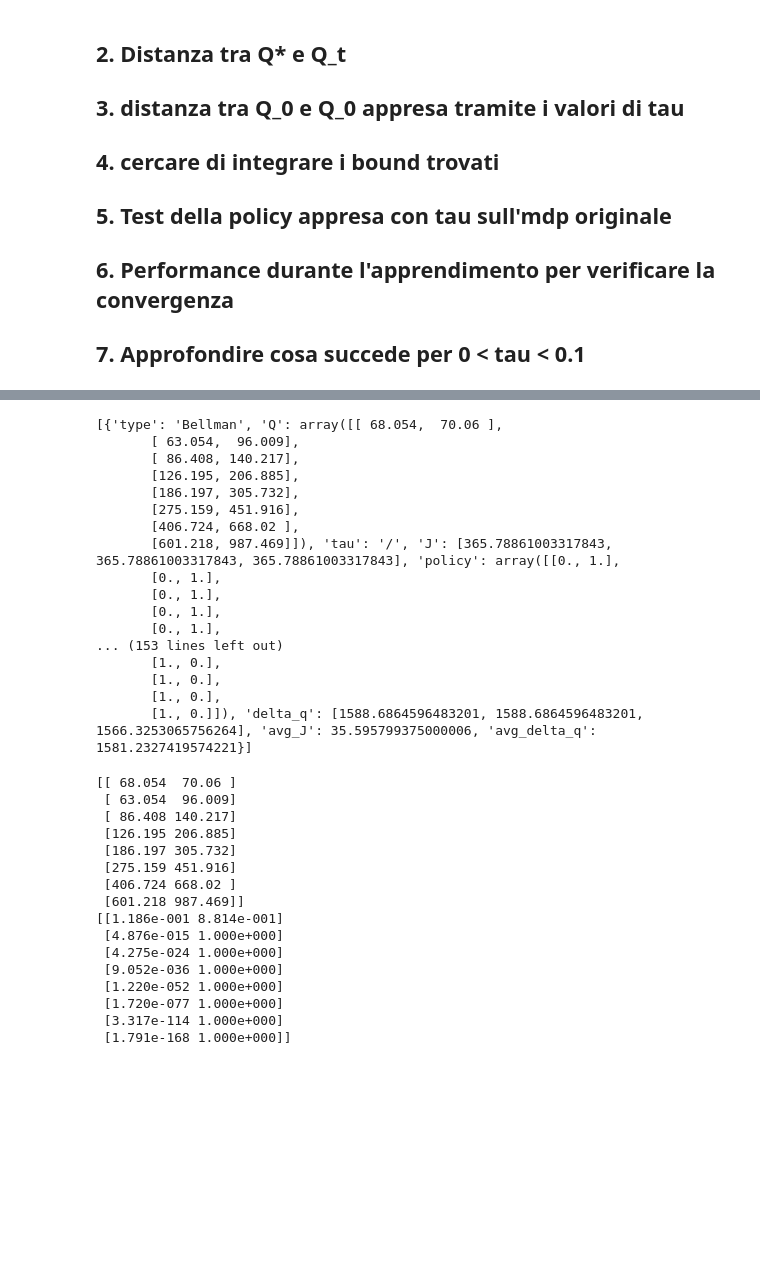
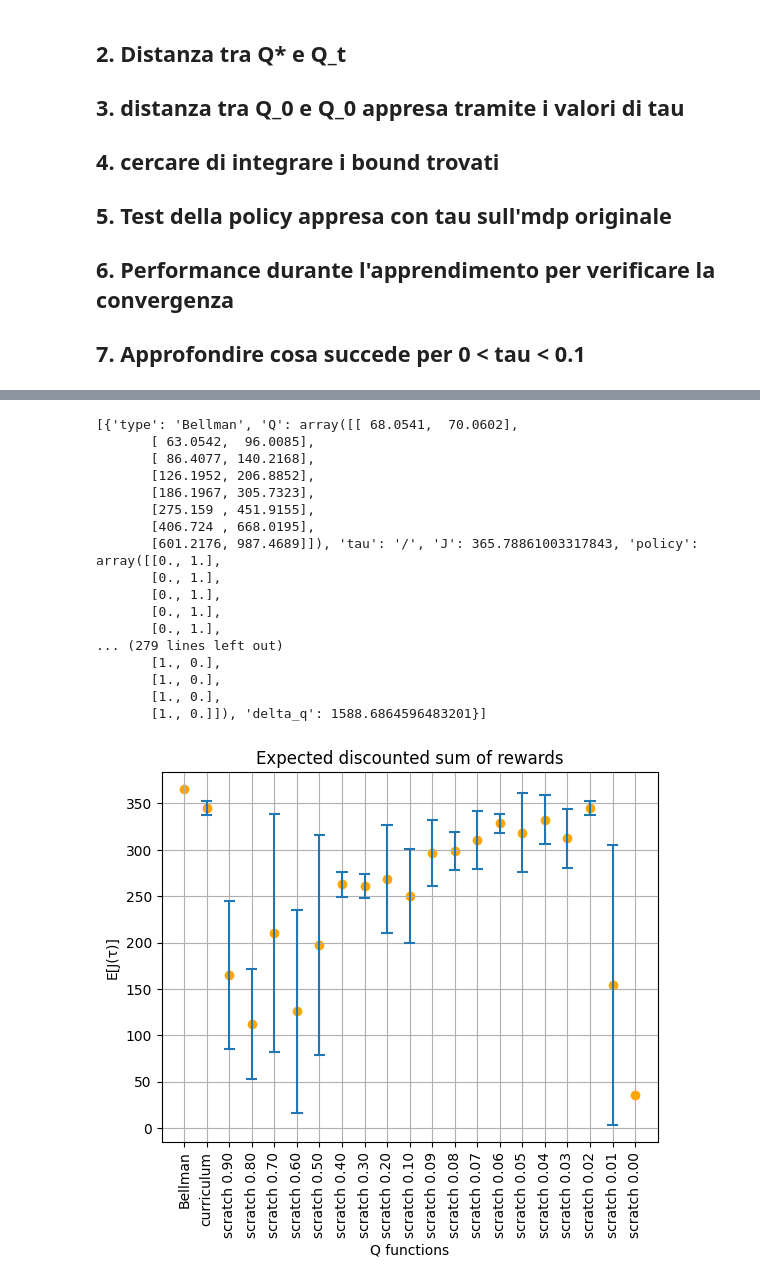
Before and after one commit to cris96spa/TMDP, a Jupyter notebook: Test.ipynb, the cells around one changed output, grey strips where cells are left out. Cells and saved outputs as stored; diff of their text form; code cells hidden in the pictures; blank space fills up the shorter version.

```diff
--- a/Test.ipynb
+++ b/Test.ipynb
@@ -104,16 +86,16 @@ print(get_policy)
 for tau in taus:
     tmdp = TMDP(river, xi, tau, gamma)
     Q = np.zeros((tmdp.nS, tmdp.nA))
-    M = 200000
+    M = 20000
 
     s = tmdp.reset()
     ret = 0
     a = eps_greedy(s, Q, 1., tmdp.allowed_actions[s.item()])
-    Q, inner_J = Q_learning(tmdp, s, a, Q, M, status_step=1000)
-    intermediate_results['tau_'+str(tau)] = inner_J
+    Q, inner_J, inner_delta_qs = Q_learning(tmdp, s, a, Q, Q_star, M, status_step=1000)
+    intermediate_results['tau_'+str(tau)] = {'J': inner_J, "delta_q":inner_delta_qs}
     delta_q = np.linalg.norm(Q_star - Q, np.inf)
     J = get_expected_avg_reward(tmdp.P_mat, get_policy(Q), tmdp.reward, tmdp.gamma, tmdp.mu)
-    results.append({"type":"scratch", "Q": Q, "tau":"{:.1f}".format(tau), "J":J, "policy":get_policy(Q),"delta_q":delta_q})
+    results.append({"type":"scratch", "Q": Q, "tau":"{:.2f}".format(tau), "J":J, "policy":get_policy(Q),"delta_q":delta_q})
 # %%
 # Read previous results from file
 try:
@@ -129,43 +111,49 @@ for r in results:
 write_results(tmdp.nS, tmdp.nA, "river_swim", res, 'w')
 agg_res = aggregate_results(res, len(results))
 # %%
-print(agg_res)
+print(results)
 # %% [output]
-[{'type': 'Bellman', 'Q': array([[ 68.054,  70.06 ],
-       [ 63.054,  96.009],
-       [ 86.408, 140.217],
-       [126.195, 206.885],
-       [186.197, 305.732],
-       [275.159, 451.916],
-       [406.724, 668.02 ],
-       [601.218, 987.469]]), 'tau': '/', 'J': [365.78861003317843, 365.78861003317843, 365.78861003317843], 'policy': array([[0., 1.],
+[{'type': 'Bellman', 'Q': array([[ 68.0541,  70.0602],
+       [ 63.0542,  96.0085],
+       [ 86.4077, 140.2168],
+       [126.1952, 206.8852],
+       [186.1967, 305.7323],
+       [275.159 , 451.9155],
+       [406.724 , 668.0195],
+       [601.2176, 987.4689]]), 'tau': '/', 'J': 365.78861003317843, 'policy': array([[0., 1.],
        [0., 1.],
        [0., 1.],
        [0., 1.],
        [0., 1.],
-... (153 lines left out)
+... (279 lines left out)
        [1., 0.],
        [1., 0.],
        [1., 0.],
-       [1., 0.]]), 'delta_q': [1588.6864596483201, 1588.6864596483201, 1566.3253065756264], 'avg_J': 35.595799375000006, 'avg_delta_q': 1581.2327419574221}]
+       [1., 0.]]), 'delta_q': 1588.6864596483201}]
-# %%
-pi = get_policy(Q_star, False)
-print(Q_star)
-print(pi)
-# %% [output]
-[[ 68.054  70.06 ]
- [ 63.054  96.009]
- [ 86.408 140.217]
- [126.195 206.885]
- [186.197 305.732]
- [275.159 451.916]
- [406.724 668.02 ]
- [601.218 987.469]]
-[[1.186e-001 8.814e-001]
- [4.876e-015 1.000e+000]
- [4.275e-024 1.000e+000]
- [9.052e-036 1.000e+000]
- [1.220e-052 1.000e+000]
- [1.720e-077 1.000e+000]
- [3.317e-114 1.000e+000]
- [1.791e-168 1.000e+000]]
+# %%
+x = np.array([])
+y = np.array([])
+ci = np.array([])
+for res in agg_res:
+    y = np.append(y, res['avg_J'])
+    label = res['type'] + " " + str(res['tau']) if res['type'] == 'scratch' else res['type']
+    x = np.append(x, label)
+    ci = np.append(ci, res['ci_J'])
+x_map = np.array([i for i in range(len(x))])
+offset = np.array([0 if ci[i]==0 else 0.25 for i in range(len(x))])
+
+#fig, ax = plt.subplots(figsize=(5, 2.7), layout='constrained')
+plt.scatter(x, y, c='orange')
+plt.xticks(x_map, x)
+#plt.plot(x, y)
+#plt.fill_between(x, (y-ci), (y+ci), color='b', alpha=.1)
+plt.hlines(y=y-ci, xmin=x_map-offset, xmax=x_map + offset)
+plt.hlines(y=y+ci, xmin=x_map-offset, xmax=x_map + offset)
+plt.vlines(x, ymin = y-ci, ymax = y+ci)
+plt.xlabel("Q functions")
+plt.xticks(rotation=90)
+plt.ylabel("E[J(τ)]")
+plt.title("Expected discounted sum of rewards")
+plt.grid(visible=True)
+# %% [output]
+[figure, added]
```
Also changed, not shown: parts of 14 cells of this notebook, 18 other files.
